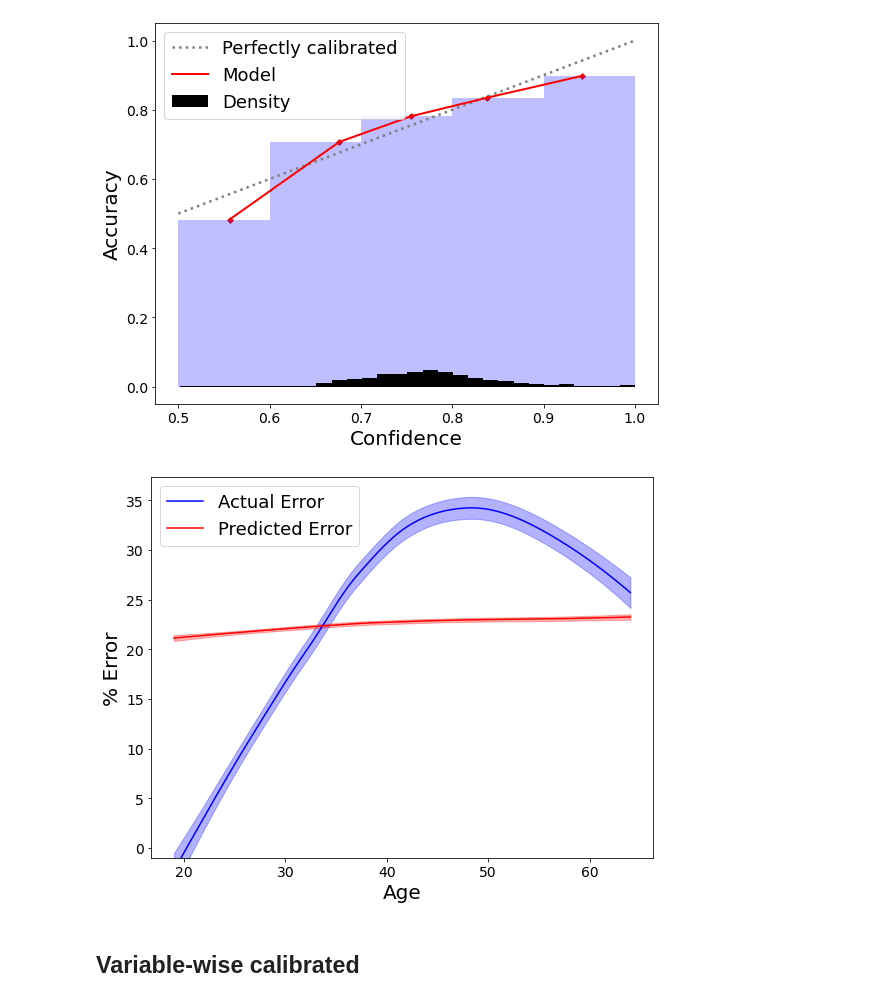
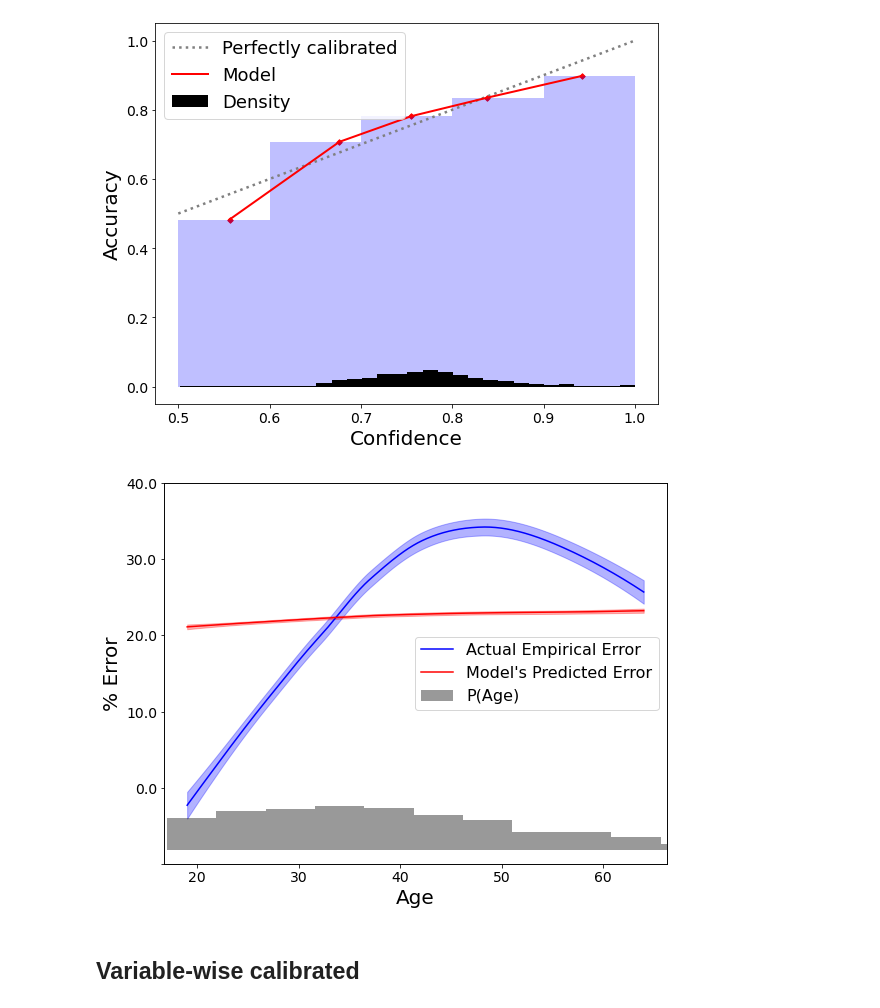
Before and after one commit to markellekelly/variable-wise-calibration, a Jupyter notebook: adult_example.ipynb, the cells around one changed output. Cells and saved outputs as stored; diff of their text form; code cells hidden in the pictures.

```diff
--- a/adult_example.ipynb
+++ b/adult_example.ipynb
@@ -67,5 +67,6 @@ df.reliability_diagram(hist_weight=0.00003, filename="figs/adult_uncal_reliabili
 # %% [output]
 [figure]
 # %%
-y_lim = df.gen_plot_lowess(var=var,s=0.9, filename="figs/adult_uncal_errdiff.png")
+y_lim = df.gen_plot_lowess(var=var,s=0.9, d2=-10, loc="center right",
+                           filename="figs/adult_uncal_errdiff.png", hist=True)
 # %% [output]
@@ -105,9 +96,10 @@ df.reliability_diagram(hist_weight=0.00003, label="_beta", filename="figs/adult_
 # %% [output]
 [figure]
 # %%
-df.gen_plot_lowess(var=var, label="_beta", use_lim=True, ylim=y_lim, s=0.9, filename="figs/adult_beta_errdiff.png")
+df.gen_plot_lowess(var=var, label="_beta", use_lim=True, ylim=y_lim, loc="center right",
+                   s=0.9, filename="figs/adult_beta_errdiff.png", hist=True)
 # %% [output]
-[figure, old version]
+[figure, new version]
 # %% [markdown]
 ## Variable-wise calibrated
 # %%
```
Also changed, not shown: parts of 3 cells of this notebook, 5 other files.
